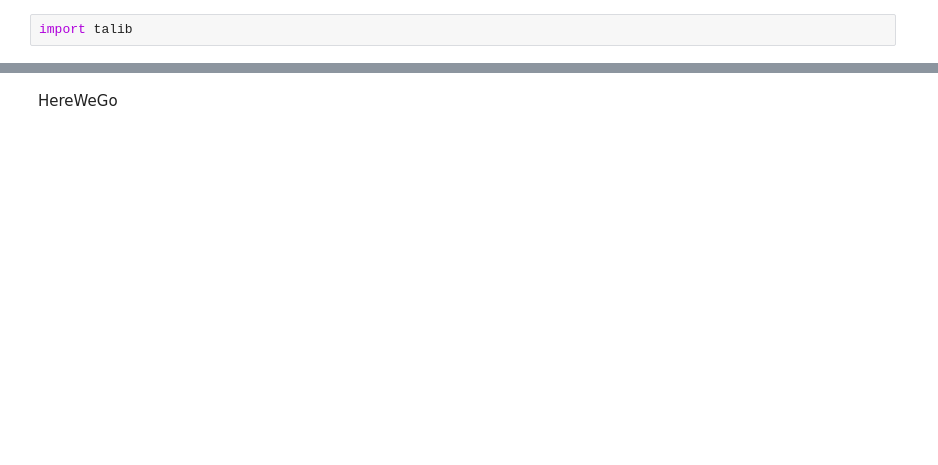
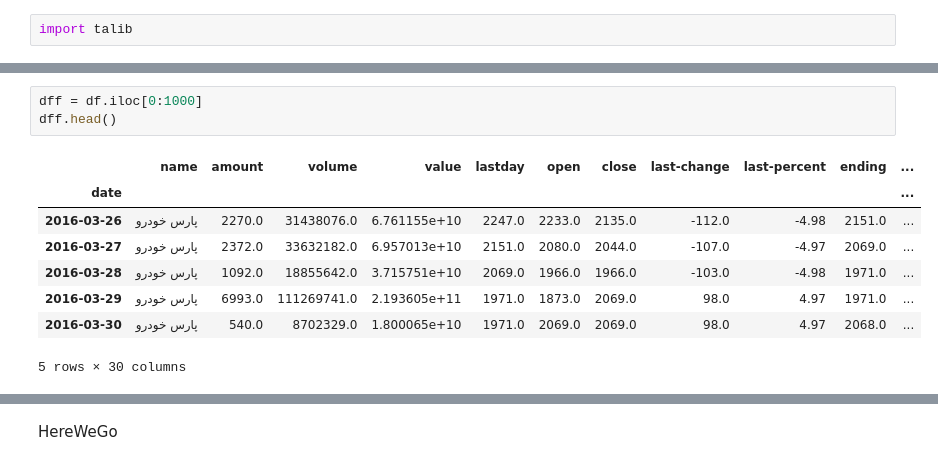
Before and after one commit to miladmirzazadeh/Parooo, a Jupyter notebook: models/TechAnalysis_module.ipynb, the cells around one changed output, grey strips where cells are left out. Saved outputs shown, nothing was run; the diff lists cells and outputs as text; blank space fills up the shorter version.

```diff
--- a/models/TechAnalysis_module.ipynb
+++ b/models/TechAnalysis_module.ipynb
@@ -15,3 +14,15 @@ df = dm.get(dm.TA_SYMBOLS[0], "1395-01-01", "1398-01-01")
+# %%
+dff = df.iloc[0:1000]
+dff.head()
+# %% [output]
+|  | name | amount | volume | value | lastday | open | close | last-change | last-percent | ending | ... |
+| date |  |  |  |  |  |  |  |  |  |  | ... |
+| 2016-03-26 | پارس‌ خودرو | 2270.0 | 31438076.0 | 6.761155e+10 | 2247.0 | 2233.0 | 2135.0 | -112.0 | -4.98 | 2151.0 | ... |
+| 2016-03-27 | پارس‌ خودرو | 2372.0 | 33632182.0 | 6.957013e+10 | 2151.0 | 2080.0 | 2044.0 | -107.0 | -4.97 | 2069.0 | ... |
+| 2016-03-28 | پارس‌ خودرو | 1092.0 | 18855642.0 | 3.715751e+10 | 2069.0 | 1966.0 | 1966.0 | -103.0 | -4.98 | 1971.0 | ... |
+| 2016-03-29 | پارس‌ خودرو | 6993.0 | 111269741.0 | 2.193605e+11 | 1971.0 | 1873.0 | 2069.0 | 98.0 | 4.97 | 1971.0 | ... |
+| 2016-03-30 | پارس‌ خودرو | 540.0 | 8702329.0 | 1.800065e+10 | 1971.0 | 2069.0 | 2069.0 | 98.0 | 4.97 | 2068.0 | ... |
+5 rows × 30 columns
 # %%
 # Main Function
 # We Call this from outside of the module
```
Also changed, not shown: parts of 21 cells of this notebook, 14 other files.
